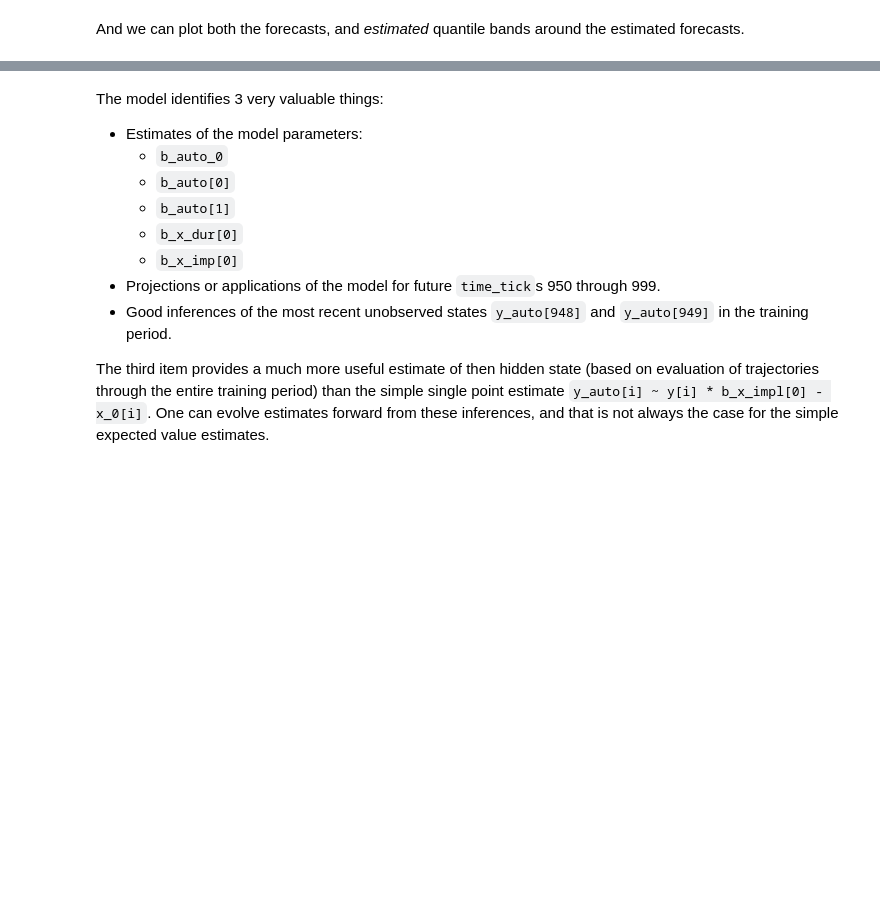
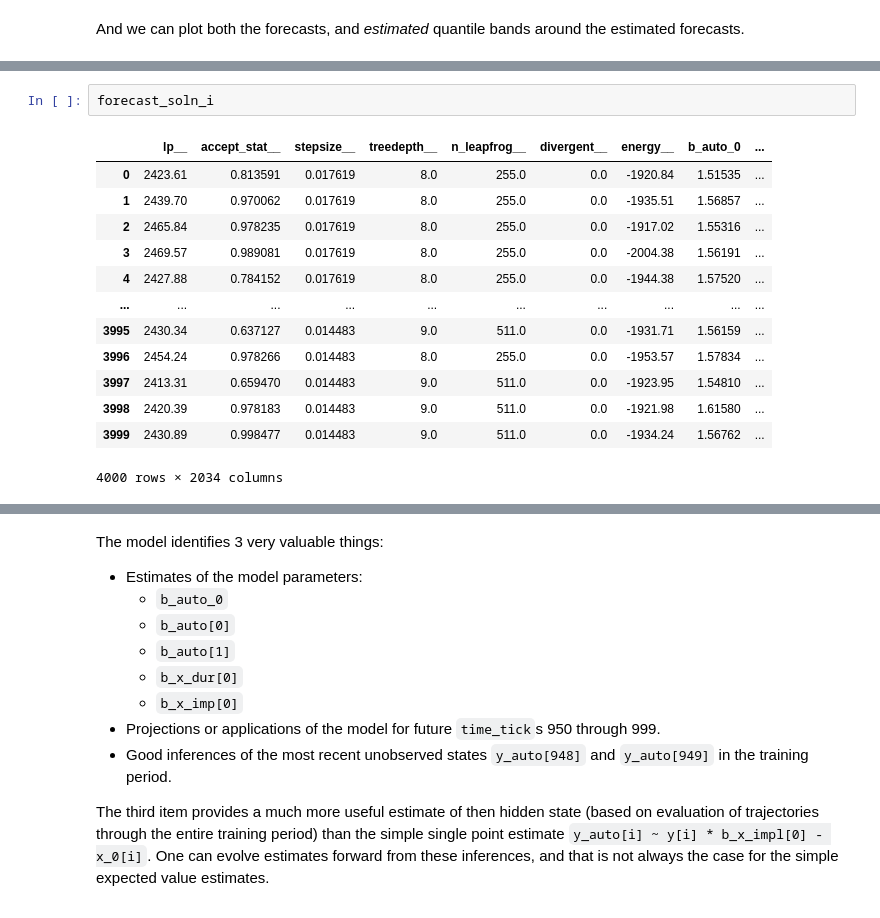
Before and after one commit to WinVector/Examples, a Jupyter notebook: TimeSeries/Stan_soln.ipynb, the cells around one changed output, grey strips where cells are left out. Saved outputs shown, nothing was run; the diff lists cells and outputs as text; blank space fills up the shorter version.

```diff
--- a/TimeSeries/Stan_soln.ipynb
+++ b/TimeSeries/Stan_soln.ipynb
@@ -184,0 +185,16 @@ plt_i.show()
+# %%
+forecast_soln_i
+# %% [output]
+|  | lp__ | accept_stat__ | stepsize__ | treedepth__ | n_leapfrog__ | divergent__ | energy__ | b_auto_0 | ... |
+| 0 | 2423.61 | 0.813591 | 0.017619 | 8.0 | 255.0 | 0.0 | -1920.84 | 1.51535 | ... |
+| 1 | 2439.70 | 0.970062 | 0.017619 | 8.0 | 255.0 | 0.0 | -1935.51 | 1.56857 | ... |
+| 2 | 2465.84 | 0.978235 | 0.017619 | 8.0 | 255.0 | 0.0 | -1917.02 | 1.55316 | ... |
+| 3 | 2469.57 | 0.989081 | 0.017619 | 8.0 | 255.0 | 0.0 | -2004.38 | 1.56191 | ... |
+| 4 | 2427.88 | 0.784152 | 0.017619 | 8.0 | 255.0 | 0.0 | -1944.38 | 1.57520 | ... |
+| ... | ... | ... | ... | ... | ... | ... | ... | ... | ... |
+| 3995 | 2430.34 | 0.637127 | 0.014483 | 9.0 | 511.0 | 0.0 | -1931.71 | 1.56159 | ... |
+| 3996 | 2454.24 | 0.978266 | 0.014483 | 8.0 | 255.0 | 0.0 | -1953.57 | 1.57834 | ... |
+| 3997 | 2413.31 | 0.659470 | 0.014483 | 9.0 | 511.0 | 0.0 | -1923.95 | 1.54810 | ... |
+| 3998 | 2420.39 | 0.978183 | 0.014483 | 9.0 | 511.0 | 0.0 | -1921.98 | 1.61580 | ... |
+| 3999 | 2430.89 | 0.998477 | 0.014483 | 9.0 | 511.0 | 0.0 | -1934.24 | 1.56762 | ... |
+4000 rows × 2034 columns
```
Also changed, not shown: parts of 13 cells of this notebook.
